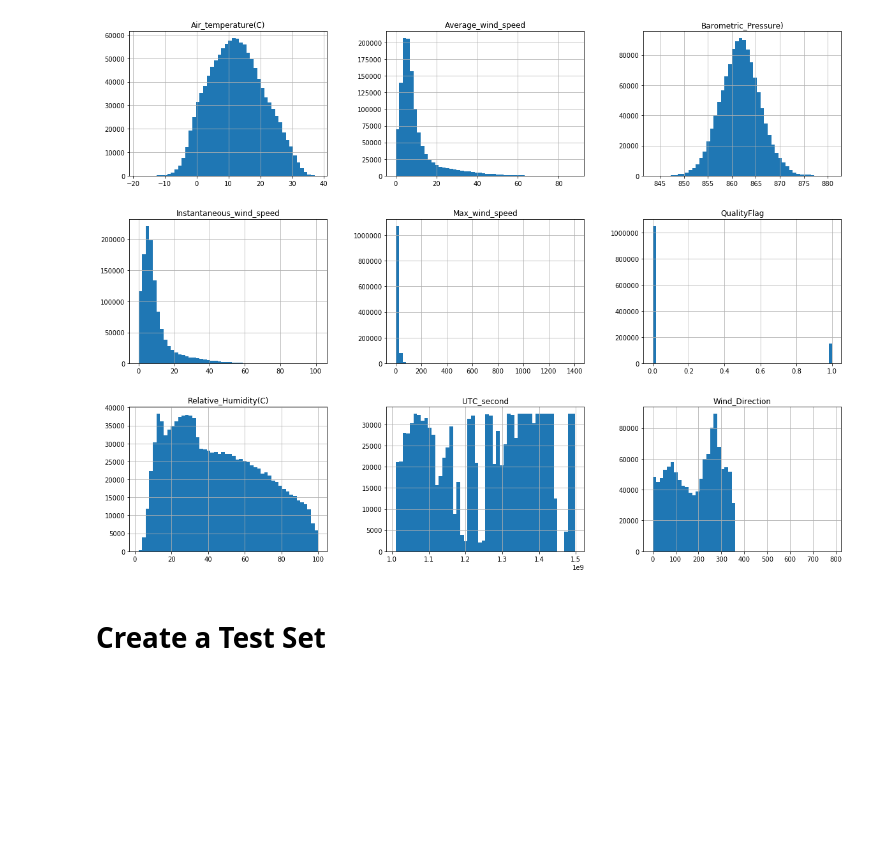
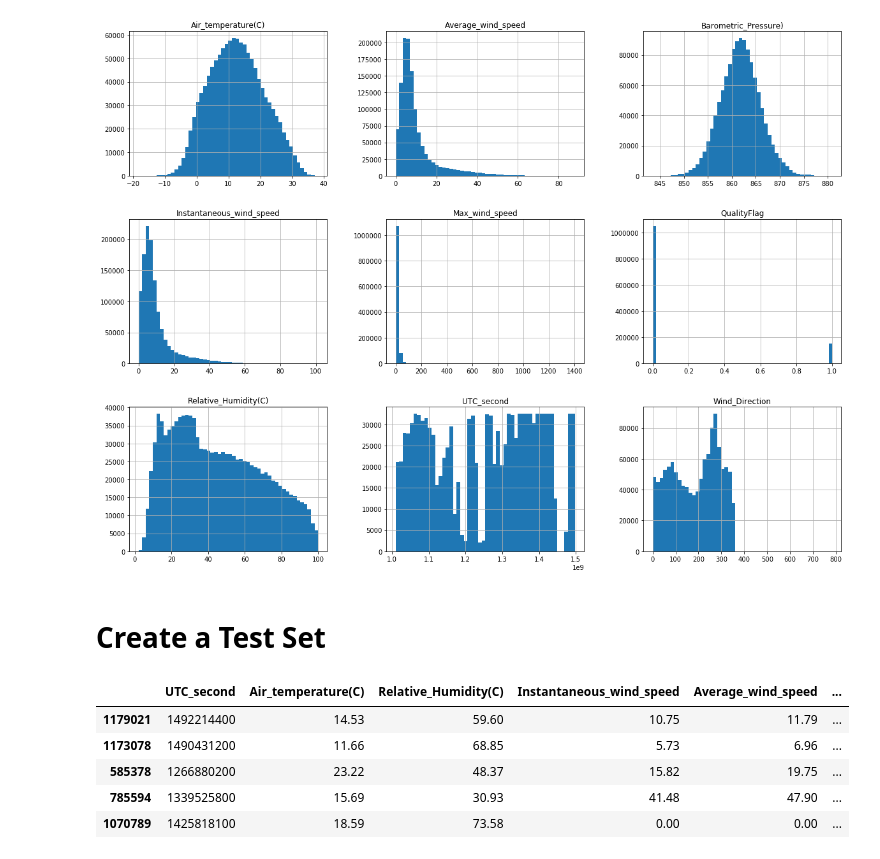
Before and after one commit to libardomm/Auger, a Jupyter notebook: Auger.ipynb, the cells around one changed output. Saved outputs shown, nothing was run; the diff lists cells and outputs as text; code cells hidden in the pictures; blank space fills up the shorter version.

```diff
--- a/Auger.ipynb
+++ b/Auger.ipynb
@@ -69,3 +69,12 @@ plt.show()
 # %%
 from sklearn.model_selection import train_test_split
 train_set, test_set=train_test_split(auger, test_size=0.2, random_state=42)
+# %%
+train_set.head()
+# %% [output]
+|  | UTC_second | Air_temperature(C) | Relative_Humidity(C) | Instantaneous_wind_speed | Average_wind_speed | ... |
+| 1179021 | 1492214400 | 14.53 | 59.60 | 10.75 | 11.79 | ... |
+| 1173078 | 1490431200 | 11.66 | 68.85 | 5.73 | 6.96 | ... |
+| 585378 | 1266880200 | 23.22 | 48.37 | 15.82 | 19.75 | ... |
+| 785594 | 1339525800 | 15.69 | 30.93 | 41.48 | 47.90 | ... |
+| 1070789 | 1425818100 | 18.59 | 73.58 | 0.00 | 0.00 | ... |
```
Also changed, not shown: parts of 2 cells of this notebook.
